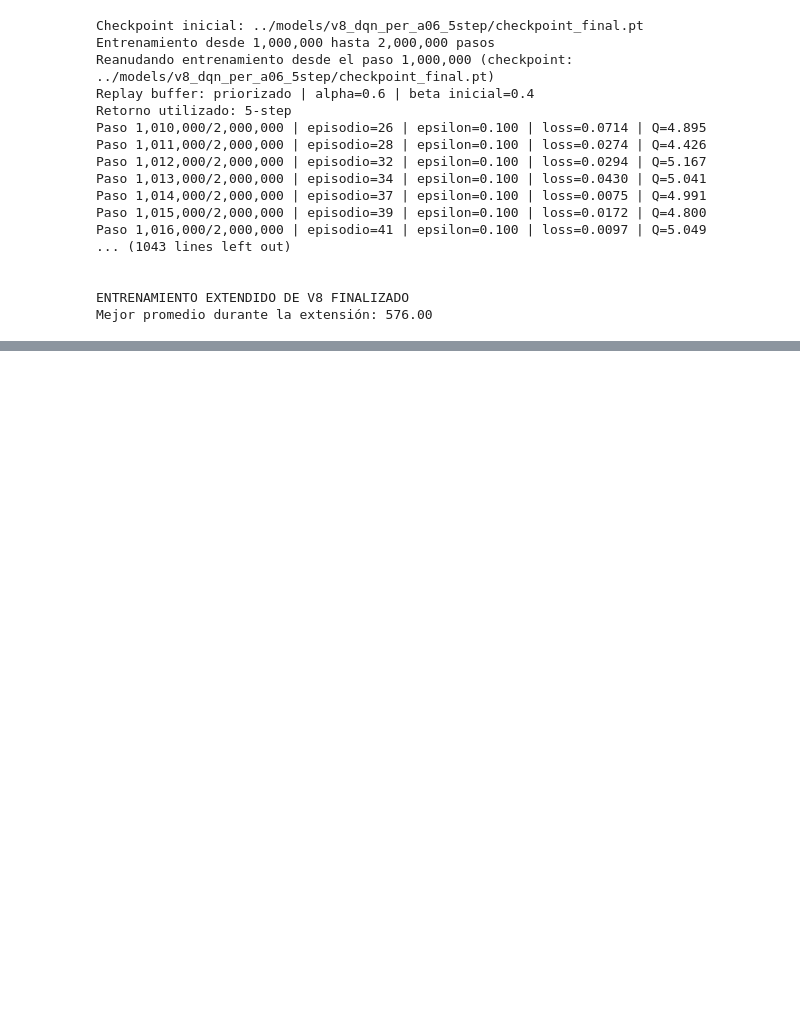
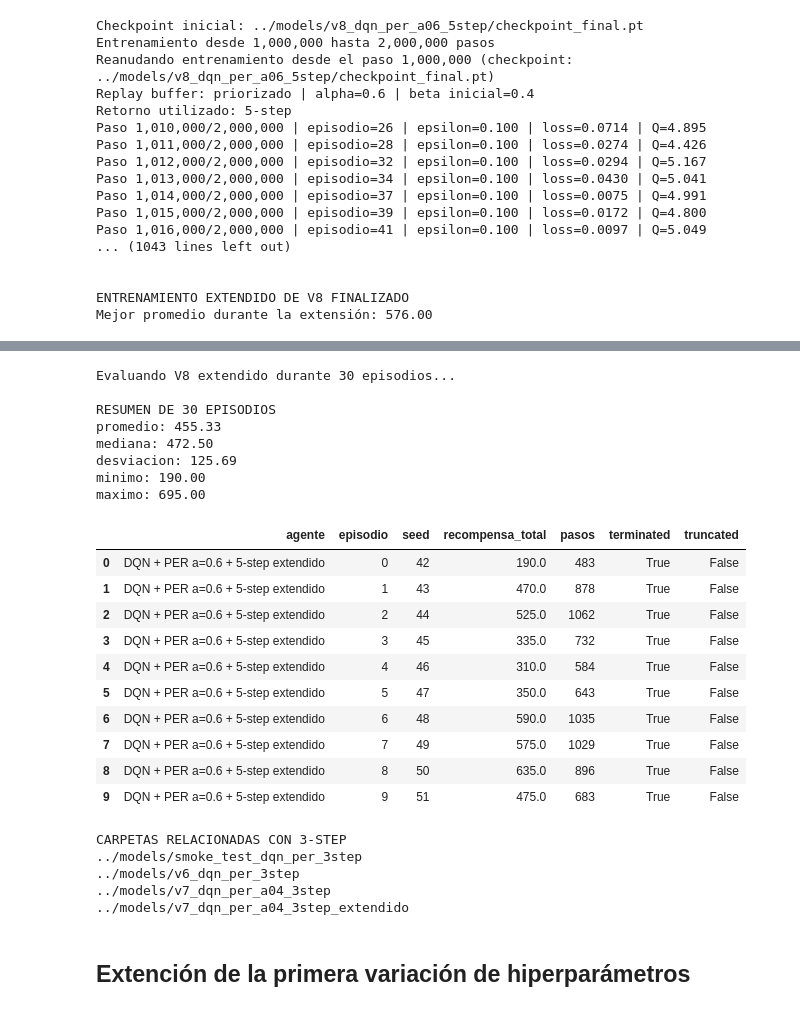
Before and after one commit to CamiR24/Proyecto2-DL, a Jupyter notebook: notebooks/08_ajuste_hiperparametros.ipynb, the cells around one changed output, grey strips where cells are left out. Drawn from its saved outputs; the diff is of its cells as text; code cells hidden in the pictures; blank space fills up the shorter version.

```diff
--- a/notebooks/08_ajuste_hiperparametros.ipynb
+++ b/notebooks/08_ajuste_hiperparametros.ipynb
@@ -985,0 +1127,78 @@ Mejor promedio durante la extensión: 576.00
+# %%
+N_EPISODIOS_EVALUACION = 30
+SEMILLA_BASE_EVALUACION = 42
+
+print(
+    "\nEvaluando V8 extendido durante "
+    f"{N_EPISODIOS_EVALUACION} episodios...\n"
+)
+
+resultados_v8_extendido, resumen_v8_extendido = evaluar_modelo(
+    modelo=mejor_v8_extendido,
+    config=config_v8_extendido,
+    device=device,
+    n_episodios=N_EPISODIOS_EVALUACION,
+    seed_base=SEMILLA_BASE_EVALUACION,
+)
+
+df_v8_extendido = pd.DataFrame(
+    resultados_v8_extendido
+)
+
+df_v8_extendido["agente"] = (
+    "DQN + PER a=0.6 + 5-step extendido"
+)
+
+df_v8_extendido = df_v8_extendido[
+    [
+        "agente",
+        "episodio",
+        "seed",
+        "recompensa_total",
+        "pasos",
+        "terminated",
+        "truncated",
+    ]
+]
+
+print("RESUMEN DE 30 EPISODIOS")
+
+for metrica, valor in resumen_v8_extendido.items():
+    print(f"{metrica}: {valor:.2f}")
+
+display(df_v8_extendido.head(10))
+# %% [output]
+Evaluando V8 extendido durante 30 episodios...
+
+RESUMEN DE 30 EPISODIOS
+promedio: 455.33
+mediana: 472.50
+desviacion: 125.69
+minimo: 190.00
+maximo: 695.00
+|  | agente | episodio | seed | recompensa_total | pasos | terminated | truncated |
+| 0 | DQN + PER a=0.6 + 5-step extendido | 0 | 42 | 190.0 | 483 | True | False |
+| 1 | DQN + PER a=0.6 + 5-step extendido | 1 | 43 | 470.0 | 878 | True | False |
+| 2 | DQN + PER a=0.6 + 5-step extendido | 2 | 44 | 525.0 | 1062 | True | False |
+| 3 | DQN + PER a=0.6 + 5-step extendido | 3 | 45 | 335.0 | 732 | True | False |
+| 4 | DQN + PER a=0.6 + 5-step extendido | 4 | 46 | 310.0 | 584 | True | False |
+| 5 | DQN + PER a=0.6 + 5-step extendido | 5 | 47 | 350.0 | 643 | True | False |
+| 6 | DQN + PER a=0.6 + 5-step extendido | 6 | 48 | 590.0 | 1035 | True | False |
+| 7 | DQN + PER a=0.6 + 5-step extendido | 7 | 49 | 575.0 | 1029 | True | False |
+| 8 | DQN + PER a=0.6 + 5-step extendido | 8 | 50 | 635.0 | 896 | True | False |
+| 9 | DQN + PER a=0.6 + 5-step extendido | 9 | 51 | 475.0 | 683 | True | False |
+# %%
+from pathlib import Path
+
+print("CARPETAS RELACIONADAS CON 3-STEP")
+
+for ruta in sorted(Path("../models").glob("*3*step*")):
+    print(ruta)
+# %% [output]
+CARPETAS RELACIONADAS CON 3-STEP
+../models/smoke_test_dqn_per_3step
+../models/v6_dqn_per_3step
+../models/v7_dqn_per_a04_3step
+../models/v7_dqn_per_a04_3step_extendido
+# %% [markdown]
+## Extención de la primera variación de hiperparámetros
```
Also changed, not shown: parts of 6 cells of this notebook, 7 other files.
